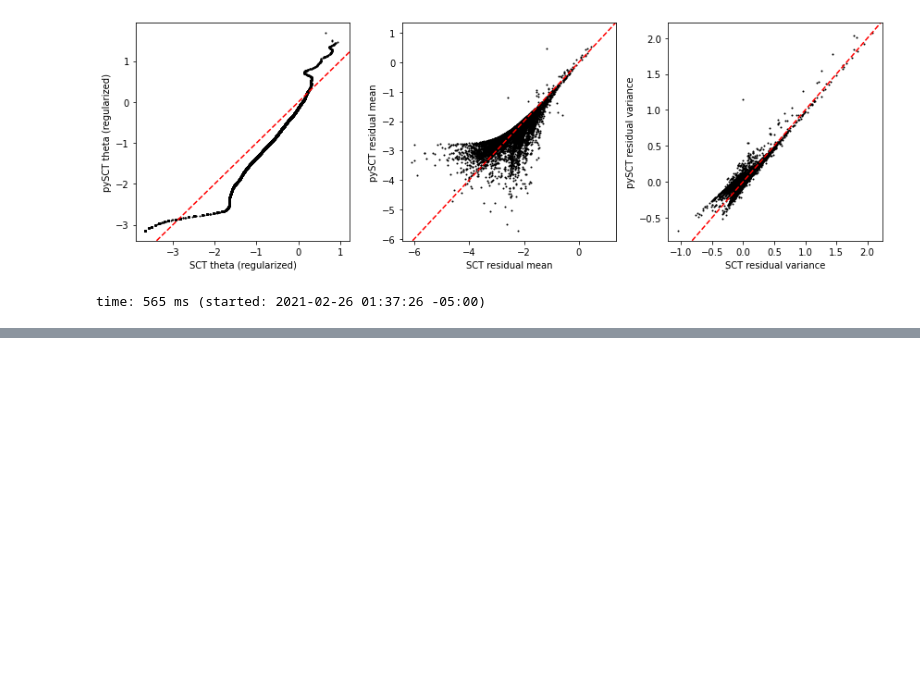
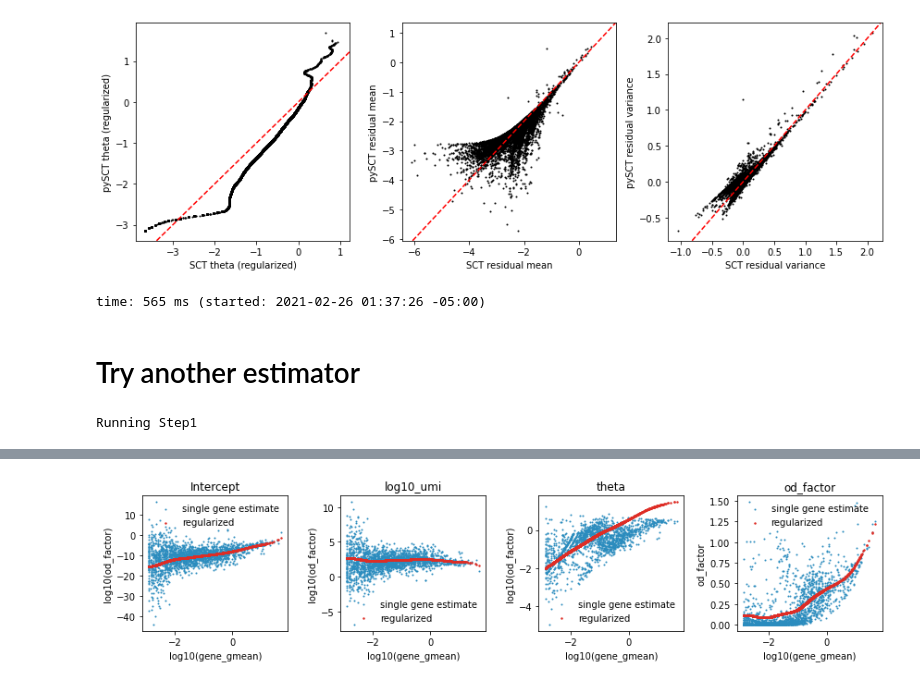
Before and after one commit to saketkc/pySCTransform, a Jupyter notebook: notebooks/demo.ipynb, the cells around one changed output, grey strips where cells are left out. Saved outputs shown, nothing was run; the diff lists cells and outputs as text; code cells hidden in the pictures; blank space fills up the shorter version.

Commit message:
Add LBFGS based estimator

```diff
--- a/notebooks/demo.ipynb
+++ b/notebooks/demo.ipynb
@@ -87,3 +87,16 @@ compare_with_sct(vst_out_33k,
 # %% [output]
 [figure]
 time: 565 ms (started: 2021-02-26 01:37:26 -05:00)
+# %% [markdown]
+# Try another estimator
+# %%
+# Input is gene x cell
+vst_out_3k = vst(
+    pbmc3k.X.T,
+    gene_names=pbmc3k.var_names.tolist(),
+    cell_names=pbmc3k.obs_names.tolist(),
+    fit_type="alpha_lbfgs",
+)
+_ = plot_fit(vst_out_3k)
+# %% [output]
+Running Step1
@@ -89,0 +108 @@ time: 565 ms (started: 2021-02-26 01:37:26 -05:00)
+[figure, added]
```
Also changed, not shown: parts of 3 cells of this notebook, 3 other files.
